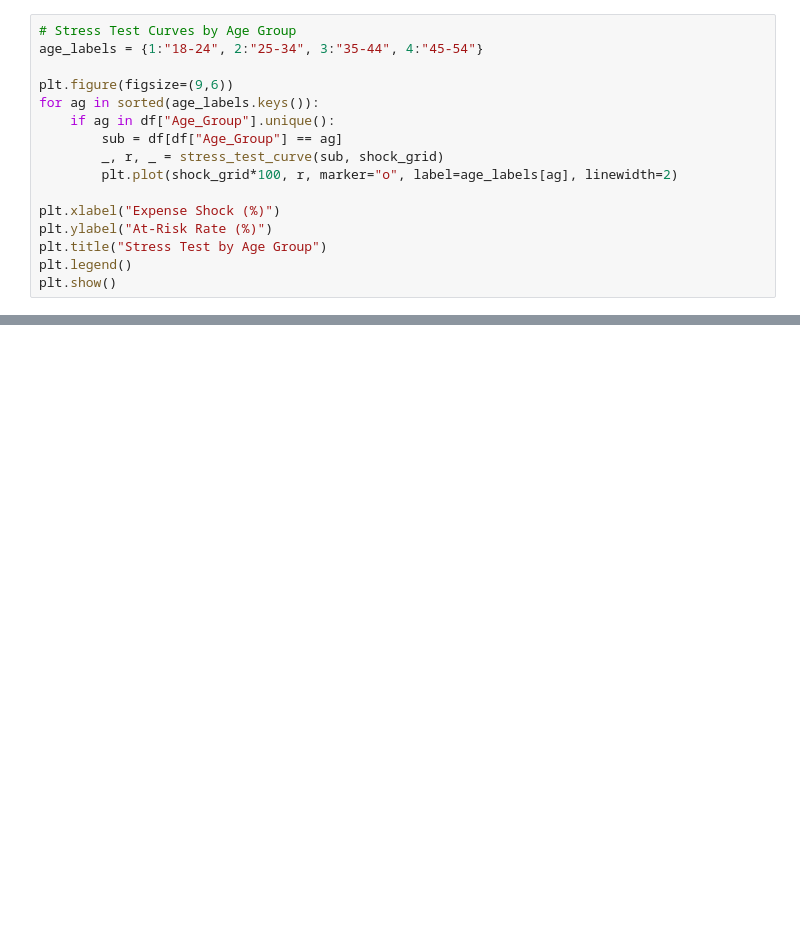
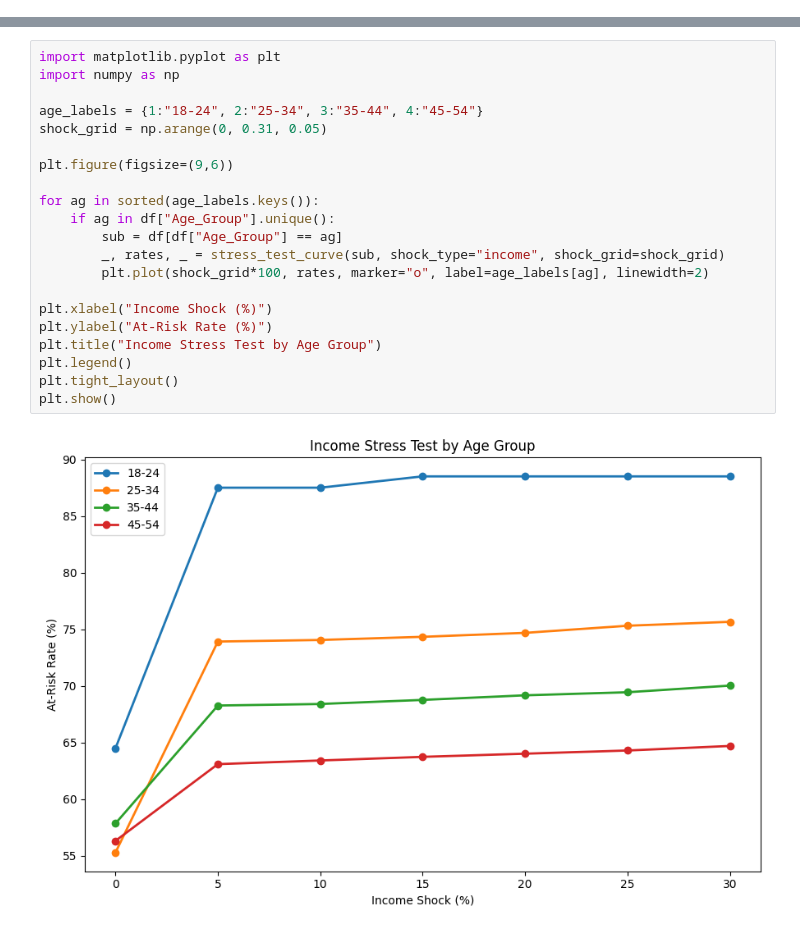
Before and after one commit to jadynm0/JTAFinance, a Jupyter notebook: Datathon-Personal-Finance.ipynb, the cells around one changed output, grey strips where cells are left out. Drawn from its saved outputs; the diff is of its cells as text; blank space fills up the shorter version.

```diff
--- a/Datathon-Personal-Finance.ipynb
+++ b/Datathon-Personal-Finance.ipynb
@@ -436,16 +523,0 @@ plt.show()
-# %%
-# Stress Test Curves by Age Group
-age_labels = {1:"18-24", 2:"25-34", 3:"35-44", 4:"45-54"}
-
-plt.figure(figsize=(9,6))
-for ag in sorted(age_labels.keys()):
-    if ag in df["Age_Group"].unique():
-        sub = df[df["Age_Group"] == ag]
-        _, r, _ = stress_test_curve(sub, shock_grid)
-        plt.plot(shock_grid*100, r, marker="o", label=age_labels[ag], linewidth=2)
-
-plt.xlabel("Expense Shock (%)")
-plt.ylabel("At-Risk Rate (%)")
-plt.title("Stress Test by Age Group")
-plt.legend()
-plt.show()
@@ -451,0 +622,23 @@ plt.show()
+# %%
+import matplotlib.pyplot as plt
+import numpy as np
+
+age_labels = {1:"18-24", 2:"25-34", 3:"35-44", 4:"45-54"}
+shock_grid = np.arange(0, 0.31, 0.05)
+
+plt.figure(figsize=(9,6))
+
+for ag in sorted(age_labels.keys()):
+    if ag in df["Age_Group"].unique():
+        sub = df[df["Age_Group"] == ag]
+        _, rates, _ = stress_test_curve(sub, shock_type="income", shock_grid=shock_grid)
+        plt.plot(shock_grid*100, rates, marker="o", label=age_labels[ag], linewidth=2)
+
+plt.xlabel("Income Shock (%)")
+plt.ylabel("At-Risk Rate (%)")
+plt.title("Income Stress Test by Age Group")
+plt.legend()
+plt.tight_layout()
+plt.show()
+# %% [output]
+[figure, added]
```
Also changed, not shown: parts of 14 cells of this notebook.
